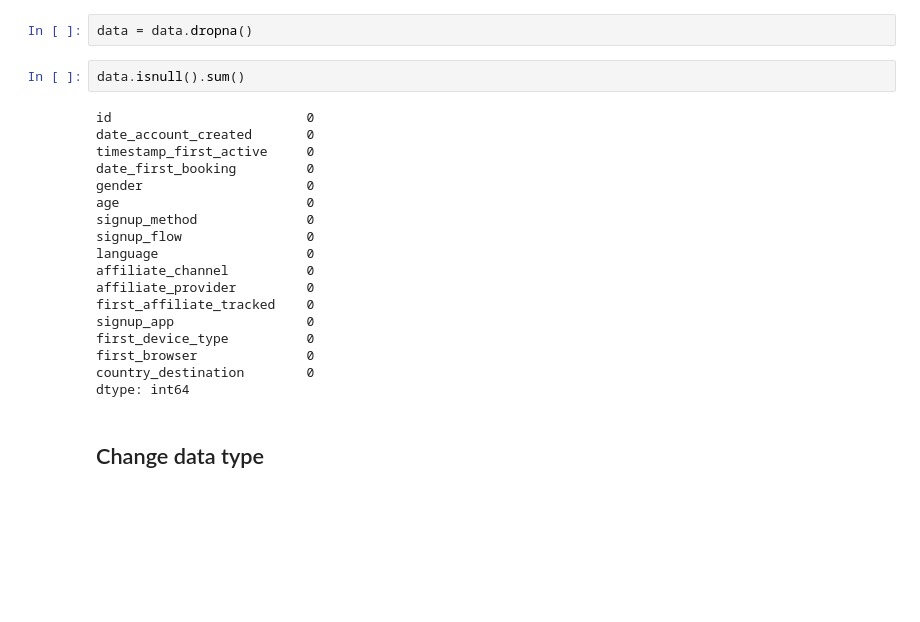
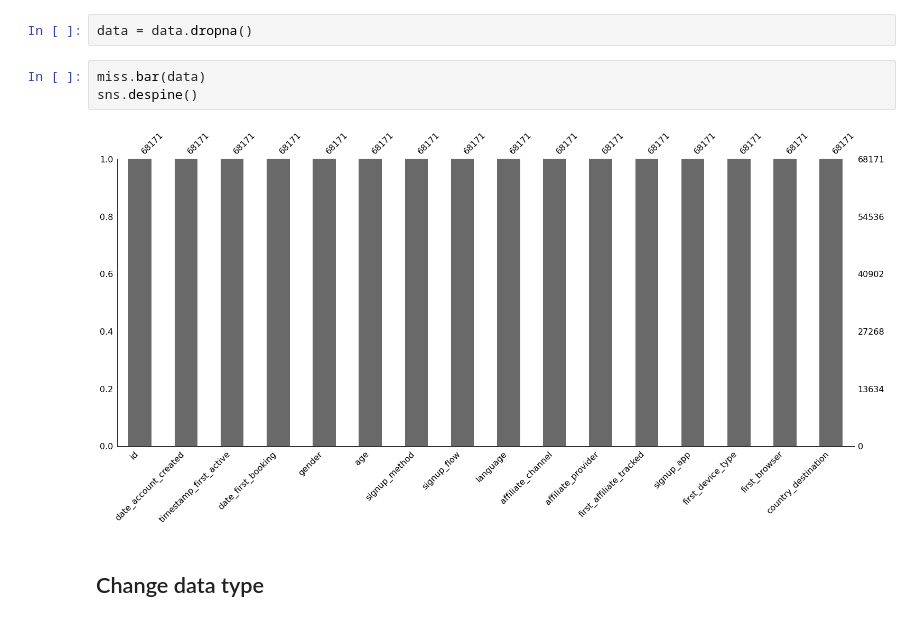
Before and after one commit to wrferreira1003/Study_airbnb_predict_first_booking, a Jupyter notebook: notebooks/ciclo001_end_to_end.ipynb, the cells around one changed output. Drawn from its saved outputs; the diff is of its cells as text; blank space fills up the shorter version.

```diff
--- a/notebooks/ciclo001_end_to_end.ipynb
+++ b/notebooks/ciclo001_end_to_end.ipynb
@@ -141,26 +155,11 @@ dtype: int64
 ### Drop NA
 # %%
 data = data.dropna()
-# %%
-data.isnull().sum()
-# %% [output]
-id                         0
-date_account_created       0
-timestamp_first_active     0
-date_first_booking         0
-gender                     0
-age                        0
-signup_method              0
-signup_flow                0
-language                   0
-affiliate_channel          0
-affiliate_provider         0
-first_affiliate_tracked    0
-signup_app                 0
-first_device_type          0
-first_browser              0
-country_destination        0
-dtype: int64
+# %%
+miss.bar(data)
+sns.despine()
+# %% [output]
+[figure, added]
 # %% [markdown]
 ## Change data type
 # %%
```
Also changed, not shown: parts of 6 cells of this notebook, 17 other files.
